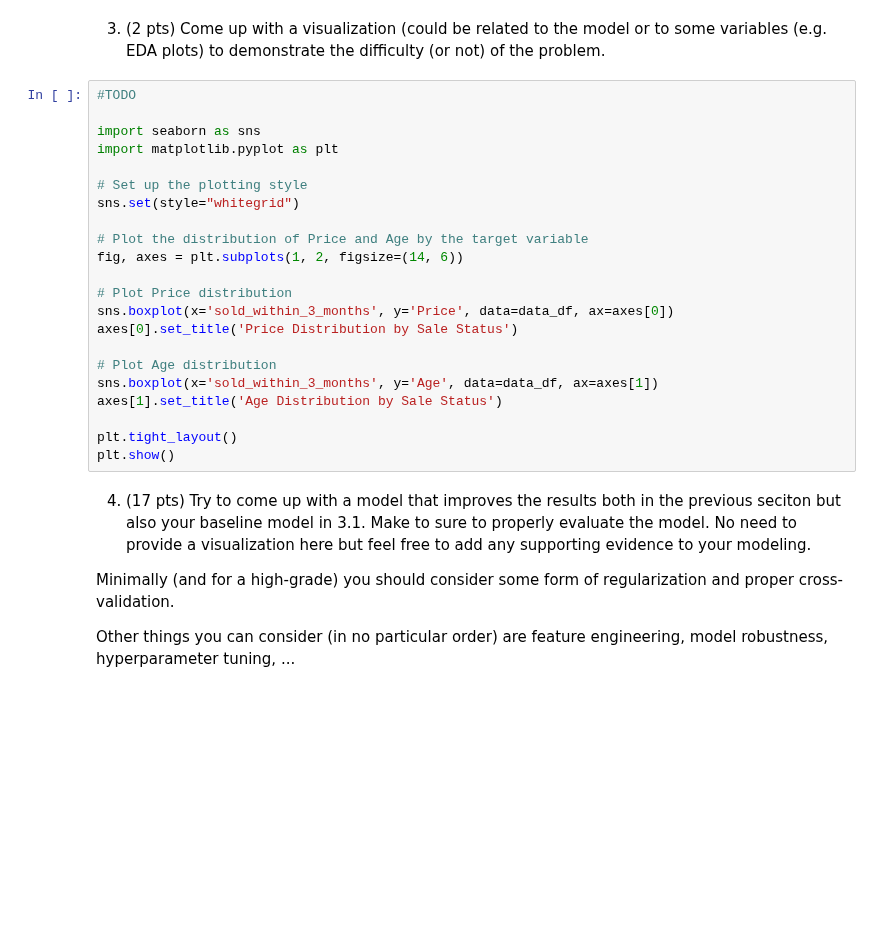
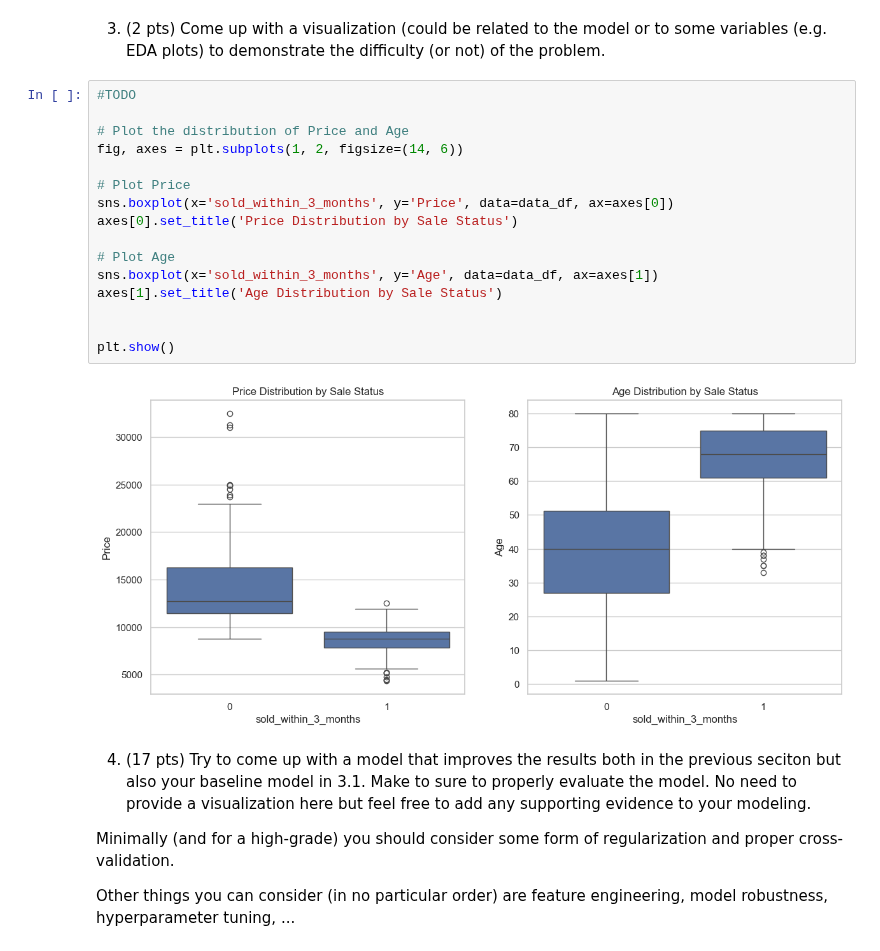
Before and after one commit to Ingridsm21/Data_Analysis, a Jupyter notebook: clinic2/clinic2-empty.ipynb, the cells around one changed output. Saved outputs shown, nothing was run; the diff lists cells and outputs as text; blank space fills up the shorter version.

```diff
--- a/clinic2/clinic2-empty.ipynb
+++ b/clinic2/clinic2-empty.ipynb
@@ -1009,25 +996,21 @@ Random Forest Hyperparameters:
 # %%
 #TODO
 
-import seaborn as sns
-import matplotlib.pyplot as plt
-
-# Set up the plotting style
-sns.set(style="whitegrid")
-
-# Plot the distribution of Price and Age by the target variable
+# Plot the distribution of Price and Age
 fig, axes = plt.subplots(1, 2, figsize=(14, 6))
 
-# Plot Price distribution
+# Plot Price
 sns.boxplot(x='sold_within_3_months', y='Price', data=data_df, ax=axes[0])
 axes[0].set_title('Price Distribution by Sale Status')
 
-# Plot Age distribution
+# Plot Age
 sns.boxplot(x='sold_within_3_months', y='Age', data=data_df, ax=axes[1])
 axes[1].set_title('Age Distribution by Sale Status')
 
-plt.tight_layout()
+
 plt.show()
+# %% [output]
+[figure, added]
 # %% [markdown]
 4. (17 pts) Try to come up with a model that improves the results both in the previous seciton but also your baseline model in 3.1. Make to sure to properly evaluate the model. No need to provide a visualization here but feel free to add any supporting evidence to your modeling.
 
```
Also changed, not shown: parts of 10 cells of this notebook.
